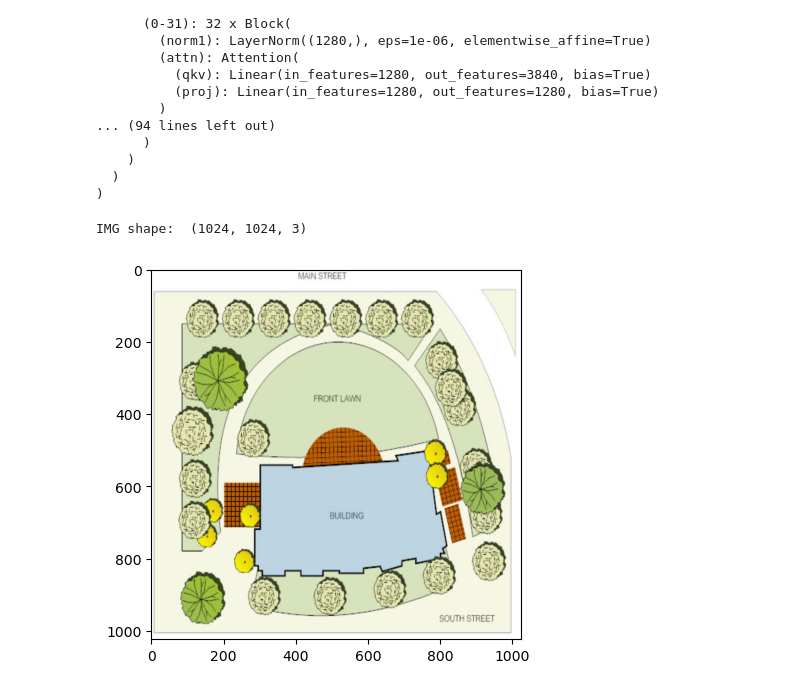
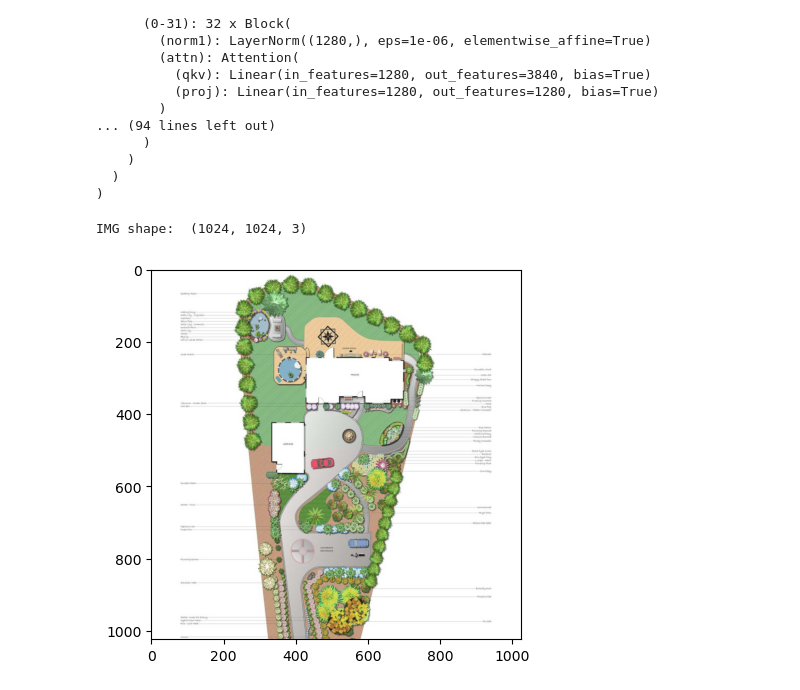
Before and after one commit to PeoplePlusAI/GreenTrack, a Jupyter notebook: Tree Counter/src/finding_trees_using_sam_annotated_data.ipynb, the cells around one changed output. Drawn from its saved outputs; the diff is of its cells as text; code cells hidden in the pictures.

```diff
--- a/Tree Counter/src/finding_trees_using_sam_annotated_data.ipynb
+++ b/Tree Counter/src/finding_trees_using_sam_annotated_data.ipynb
@@ -58,18 +62,18 @@ def show_anns(anns):
         img[m] = color_mask
     ax.imshow(img)
 # %%
-img_path = "../data/landscape_plans/landscape3.jpg"
+img_path = "../data/landscape_plans/landscape1.jpg"
 img = cv2.imread(img_path)
 
 # resizing the image to 1024x1024
 img = cv2.resize(img, (1024, 1024))
 print("IMG shape: ", img.shape)
 img_rgb = cv2.cvtColor(img, cv2.COLOR_BGR2RGB)
 plt.imshow(img_rgb)
 plt.show()
 # %% [output]
 IMG shape:  (1024, 1024, 3)
-[figure, old version]
+[figure, new version]
 # %%
 # Automatic Mask Generator
 
```
Also changed, not shown: parts of 10 cells of this notebook.
